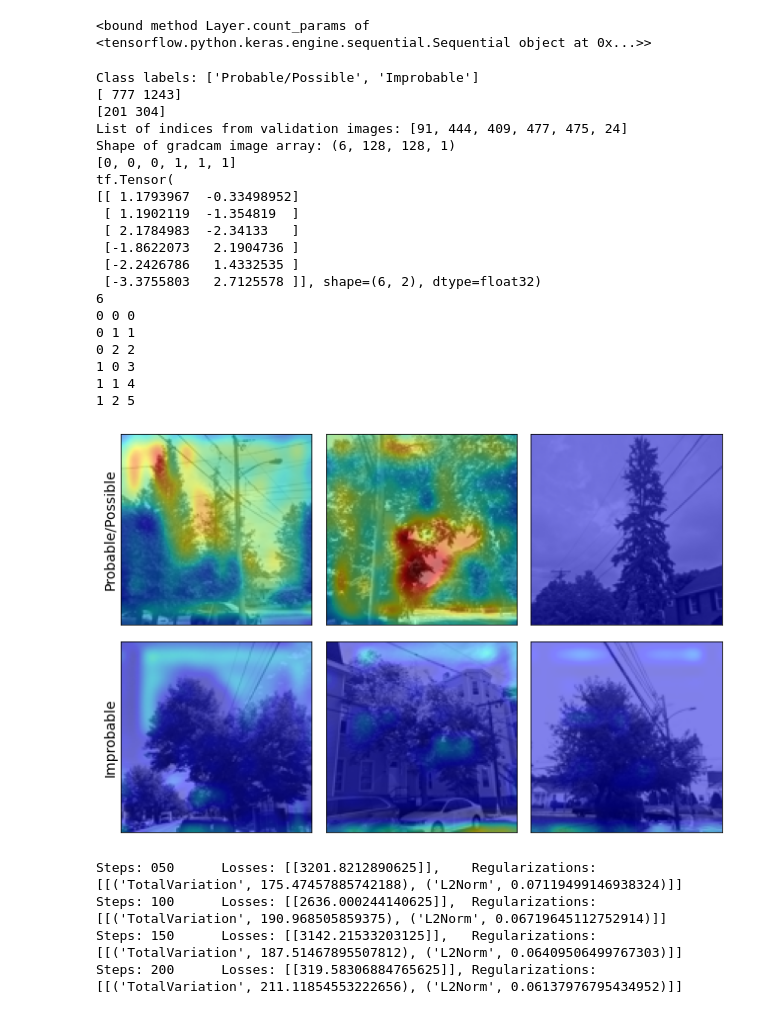
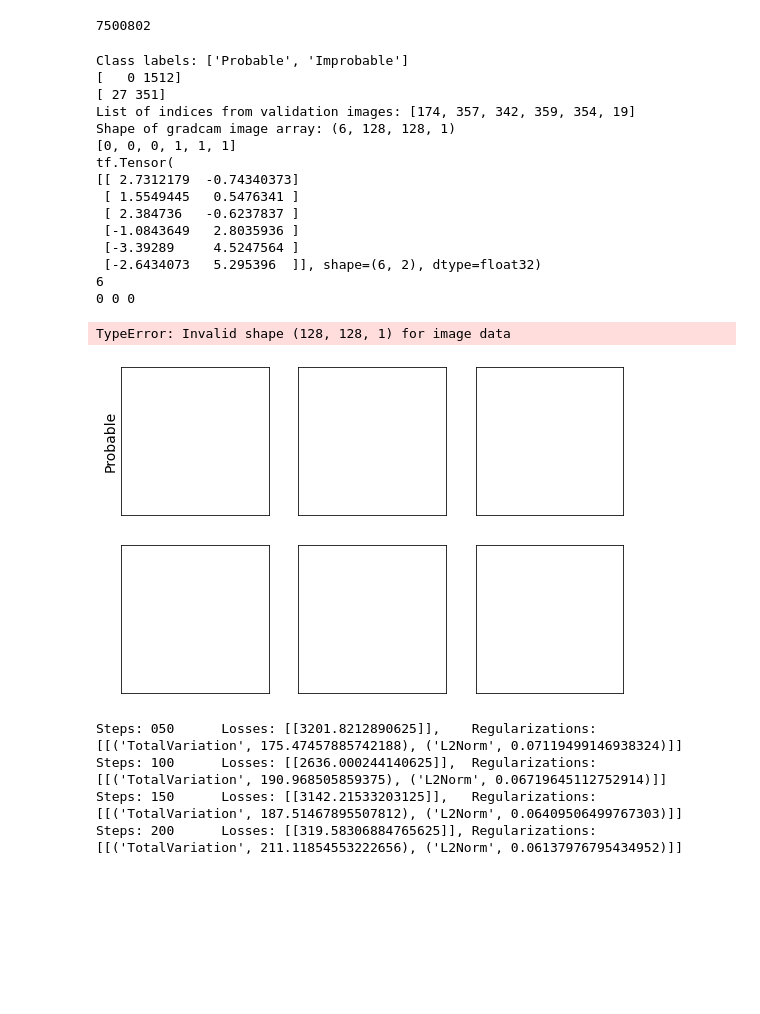
Before and after one commit to narslab/vis-inference, a Jupyter notebook: bin/jupyter/cnn-visualization.ipynb, the cells around one changed output. Cells and saved outputs as stored; diff of their text form; code cells hidden in the pictures; blank space fills up the shorter version.

```diff
--- a/bin/jupyter/cnn-visualization.ipynb
+++ b/bin/jupyter/cnn-visualization.ipynb
@@ -121,36 +123,32 @@ def plotGradCAM(model, scenario, image_size, images_per_class = 4, trial_seed =
         f.savefig("../../figures/opt-gradcam-" + scenario + "-" + str(image_size) + "-px-" + str(images_per_class) + "-images.png")
     return
 # %%
-m = models.load_model('../../results/models/opt-cnn-Pr_Im-128-px/model')
+m = models.load_model('../../results/models/opt-cnn-PrPo_Im-128-px/model')
 # %%
 m.count_params(t)
 # %% [output]
-<bound method Layer.count_params of <tensorflow.python.keras.engine.sequential.Sequential object at 0x...>>
+7500802
 # %%
 #image_sets = createResolutionScenarioImageDict(RESOLUTION_LIST, SCENARIO_LIST)
-plotGradCAM(m, "PrPo_Im", 128, images_per_class = 3, trial_seed = 1,  testing=True)
+plotGradCAM(m, "Pr_Im", 128, images_per_class = 3, trial_seed = 1,  testing=True)
 # %% [output]
-Class labels: ['Probable/Possible', 'Improbable']
-[ 777 1243]
-[201 304]
-List of indices from validation images: [91, 444, 409, 477, 475, 24]
+Class labels: ['Probable', 'Improbable']
+[   0 1512]
+[ 27 351]
+List of indices from validation images: [174, 357, 342, 359, 354, 19]
 Shape of gradcam image array: (6, 128, 128, 1)
 [0, 0, 0, 1, 1, 1]
 tf.Tensor(
-[[ 1.1793967  -0.33498952]
- [ 1.1902119  -1.354819  ]
- [ 2.1784983  -2.34133   ]
- [-1.8622073   2.1904736 ]
- [-2.2426786   1.4332535 ]
- [-3.3755803   2.7125578 ]], shape=(6, 2), dtype=float32)
+[[ 2.7312179  -0.74340373]
+ [ 1.5549445   0.5476341 ]
+ [ 2.384736   -0.6237837 ]
+ [-1.0843649   2.8035936 ]
+ [-3.39289     4.5247564 ]
+ [-2.6434073   5.295396  ]], shape=(6, 2), dtype=float32)
 6
 0 0 0
-0 1 1
-0 2 2
-1 0 3
-1 1 4
-1 2 5
+TypeError: Invalid shape (128, 128, 1) for image data
-[figure, old version]
+[figure, new version]
 # %%
 def plotSaliency(model, scenario, image_size, images_per_class = 4, trial_seed = 1, saliency=False, testing=True):
     training_images_and_labels, test_images_and_labels = splitData(image_sets[image_size][scenario], prop = 0.8, seed_num = trial_seed)
```
Also changed, not shown: parts of 1 cell of this notebook, 8 other files.
